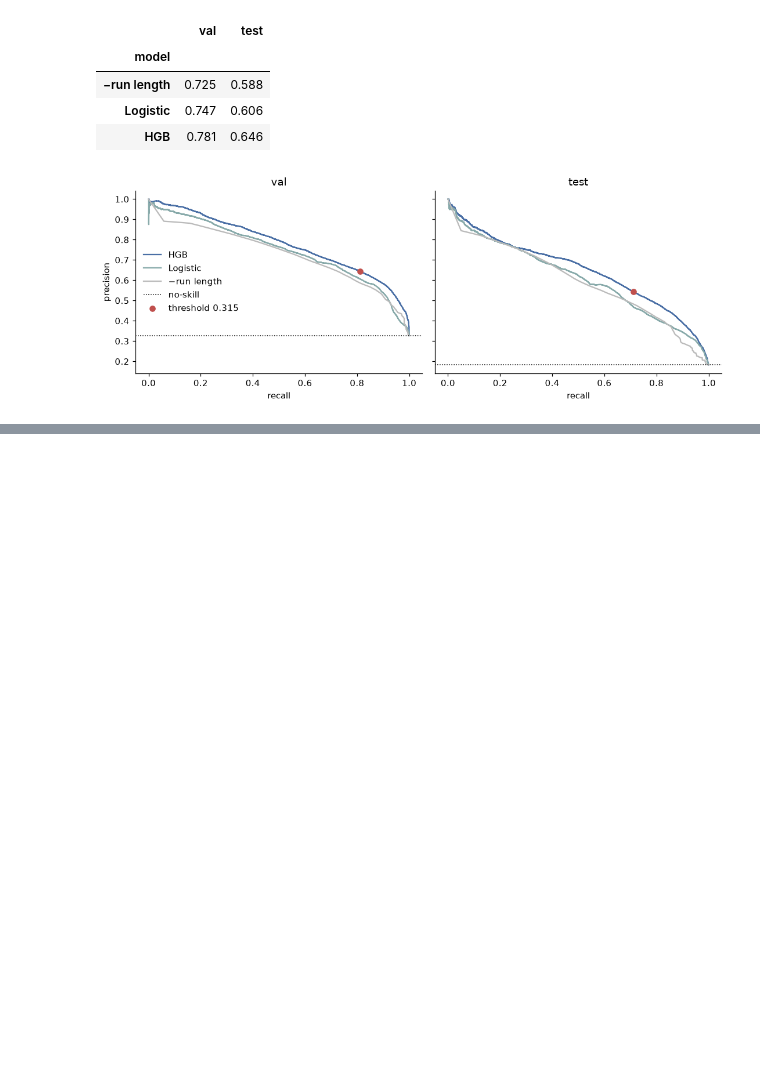
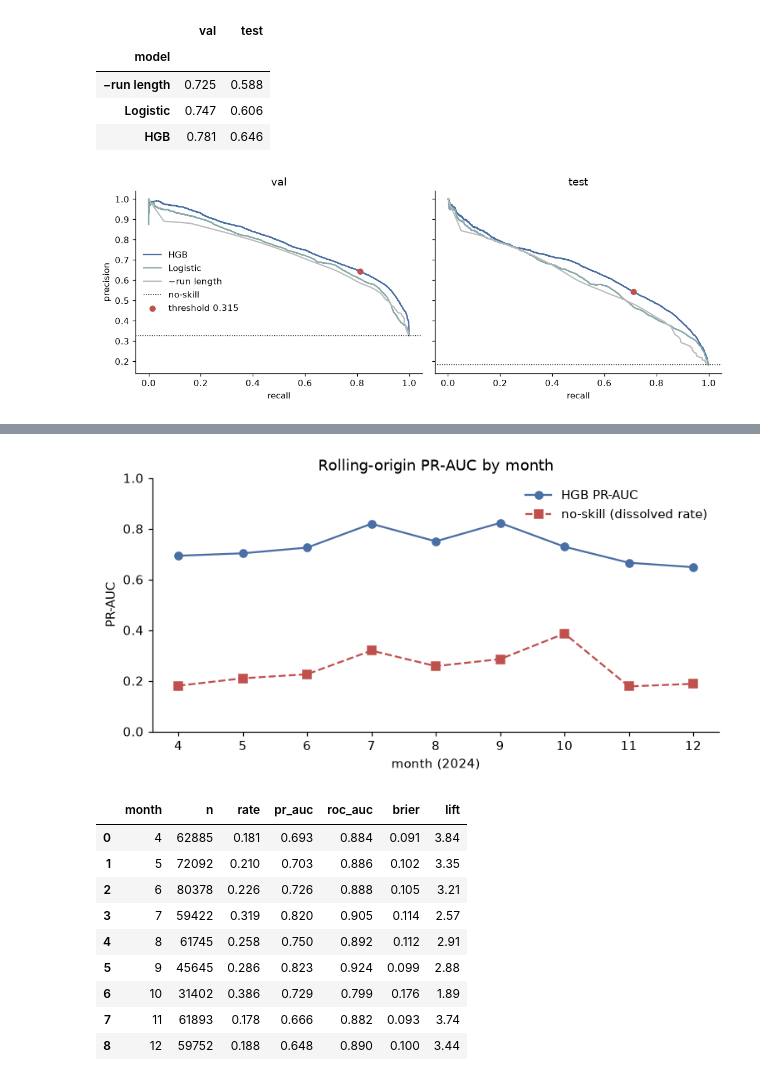
Before and after one commit to alecpblevins/ARM_Cloud_Modeling, a Jupyter notebook: notebooks/12_results.ipynb, the cells around one changed output, grey strips where cells are left out. Cells and saved outputs as stored; diff of their text form; code cells hidden in the pictures; blank space fills up the shorter version.

```diff
--- a/notebooks/12_results.ipynb
+++ b/notebooks/12_results.ipynb
@@ -189,0 +194,23 @@ fig.tight_layout(); fig.savefig(FIG / "12_pr_curves.png", bbox_inches="tight");
+# %%
+#Plot rolling-origin PR-AUC by month
+# This section visualizes the rolling-origin PR-AUC performance of the HGB model compared to the no-skill baseline across different months in 2024.
+fig, ax = plt.subplots(figsize=(8, 3.6))
+ax.plot(roll.month, roll.pr_auc, "o-", color="#4a6fa5", label="HGB PR-AUC")
+ax.plot(roll.month, roll.rate, "s--", color="#c0504d", label="no-skill (dissolved rate)")
+ax.set_xlabel("month (2024)"); ax.set_ylabel("PR-AUC")
+ax.set_xticks(roll.month); ax.set_ylim(0, 1); ax.legend(frameon=False)
+ax.set_title("Rolling-origin PR-AUC by month")
+fig.savefig(FIG / "12_rolling_origin.png", bbox_inches="tight"); plt.show()
+roll.assign(lift=(roll.pr_auc / roll.rate).round(2)).round(3)
+# %% [output]
+[figure, added]
+|  | month | n | rate | pr_auc | roc_auc | brier | lift |
+| 0 | 4 | 62885 | 0.181 | 0.693 | 0.884 | 0.091 | 3.84 |
+| 1 | 5 | 72092 | 0.210 | 0.703 | 0.886 | 0.102 | 3.35 |
+| 2 | 6 | 80378 | 0.226 | 0.726 | 0.888 | 0.105 | 3.21 |
+| 3 | 7 | 59422 | 0.319 | 0.820 | 0.905 | 0.114 | 2.57 |
+| 4 | 8 | 61745 | 0.258 | 0.750 | 0.892 | 0.112 | 2.91 |
+| 5 | 9 | 45645 | 0.286 | 0.823 | 0.924 | 0.099 | 2.88 |
+| 6 | 10 | 31402 | 0.386 | 0.729 | 0.799 | 0.176 | 1.89 |
+| 7 | 11 | 61893 | 0.178 | 0.666 | 0.882 | 0.093 | 3.74 |
+| 8 | 12 | 59752 | 0.188 | 0.648 | 0.890 | 0.100 | 3.44 |
```
Also changed, not shown: parts of 11 cells of this notebook, 5 other files.
